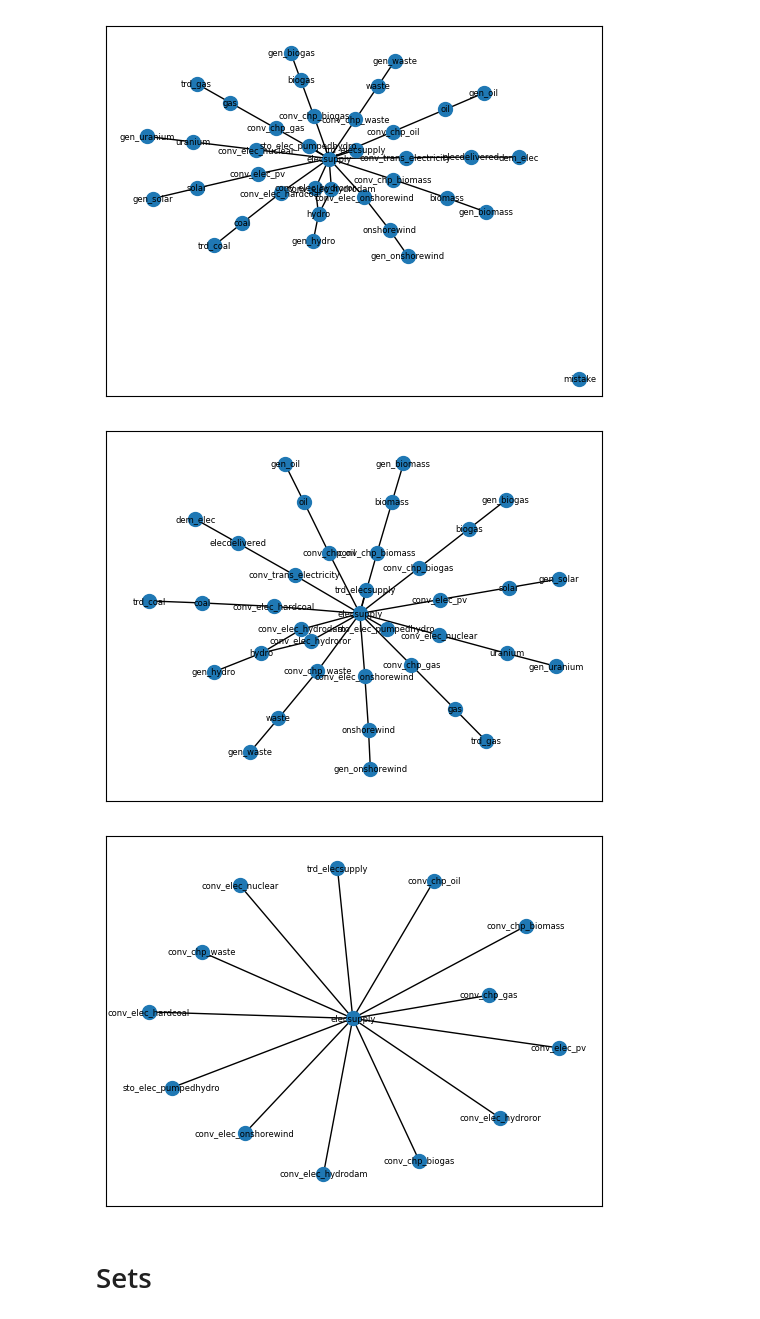
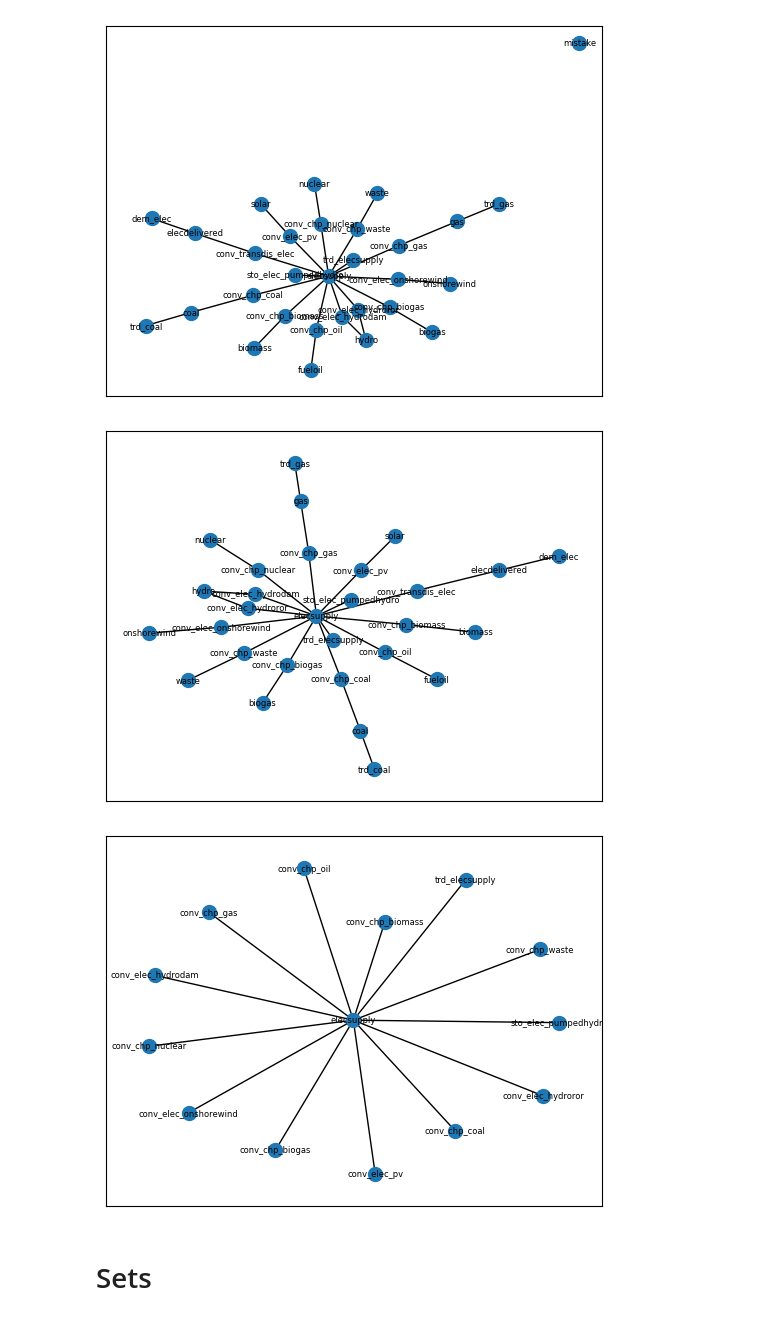
Before and after one commit to irm-codebase/RESTORE, a Jupyter notebook: restore_v1.ipynb, the cells around one changed output. Drawn from its saved outputs; the diff is of its cells as text; code cells hidden in the pictures.

Commit message:
RESTORE v0.2: - Zenodo to CNF - CNF autoconfiguration

```diff
--- a/restore_v1.ipynb
+++ b/restore_v1.ipynb
@@ -17,37 +19,37 @@ import matplotlib.pyplot as plt
 logging.basicConfig(filename='example.log', encoding='utf-8', level=logging.INFO)
 # %%
 # Get model configuration
-path = "data/cnf_files/restore_cnf_v1.xlsx"
+path = "data/cnf_files/restore_cnf_v2.xlsx"
 data_handler = cnf_tools.ConfigHandler(path)
 # TODO: decide if the model is very set-stringent, or configuration friendly
 # %%
 # Show network complexity if there is a connection issue
-in_df = data_handler.io_cnf["input_eff"].droplevel(0)
-out_df = data_handler.io_cnf["output_eff"].droplevel(0)
+in_df = data_handler.fxe["FiE"].copy()
+out_df = data_handler.fxe["FoE"].copy()
 in_df["mistake"] = np.nan
 out_df["mistake"] = np.nan
 restore_plots.plot_io_network(in_df, out_df)
 # %% [output]
-[figure, old version]
+[figure, new version]
 # %%
 # Show network complexity
-in_df = data_handler.io_cnf["input_eff"].droplevel(0)
-out_df = data_handler.io_cnf["output_eff"].droplevel(0)
+in_df = data_handler.fxe["FiE"]
+out_df = data_handler.fxe["FoE"]
 restore_plots.plot_io_network(in_df, out_df)
 # %% [output]
-[figure, old version]
+[figure, new version]
 # %%
 # Show network complexity of regular D-EXPANSE
 dxp_tech = ["conv_chp_biogas","conv_chp_biomass","conv_chp_gas","conv_chp_oil","conv_chp_waste",
-            "conv_elec_hardcoal","conv_elec_hydrodam","conv_elec_hydroror","conv_elec_nuclear",
+            "conv_chp_coal","conv_elec_hydrodam","conv_elec_hydroror","conv_chp_nuclear",
             "conv_elec_onshorewind","conv_elec_pv","sto_elec_pumpedhydro", "trd_elecsupply"]
 dxp_flow = ["elecsupply"]
 
-dxp_in_df = data_handler.io_cnf["input_eff"].droplevel(0).loc[dxp_tech, dxp_flow]
-dxp_out_df = data_handler.io_cnf["output_eff"].droplevel(0).loc[dxp_tech, dxp_flow]
+dxp_in_df = data_handler.fxe["FiE"].loc[dxp_tech, dxp_flow]
+dxp_out_df = data_handler.fxe["FoE"].loc[dxp_tech, dxp_flow]
 restore_plots.plot_io_network(dxp_in_df, dxp_out_df)
 # %% [output]
-[figure, old version]
+[figure, new version]
 # %%
 # Configuration
 n_days = 1
```
Also changed, not shown: parts of 46 cells of this notebook, 8 other files.
